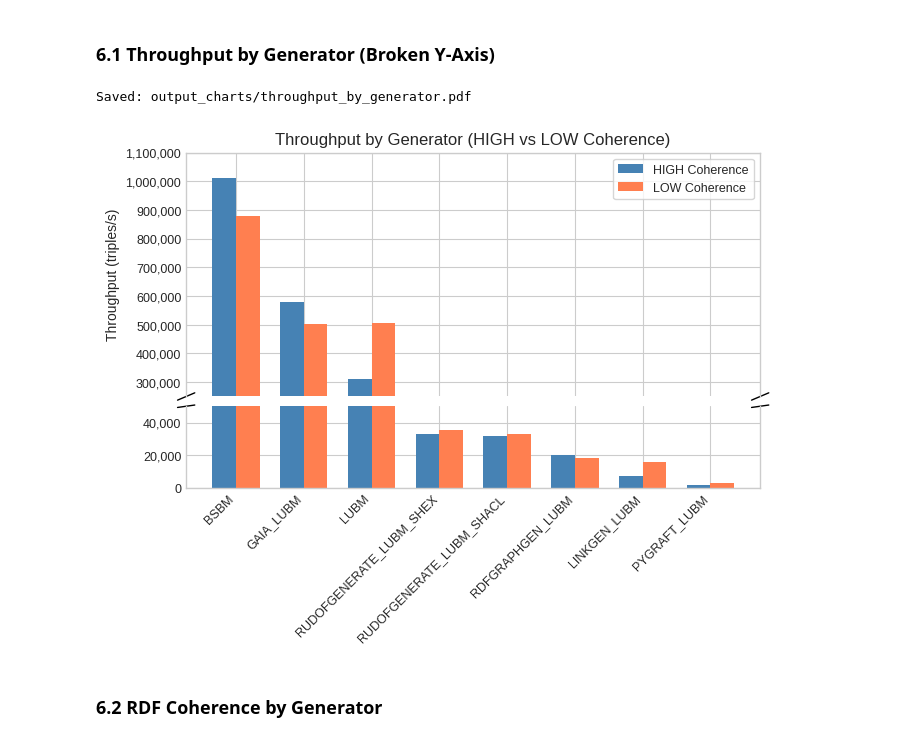
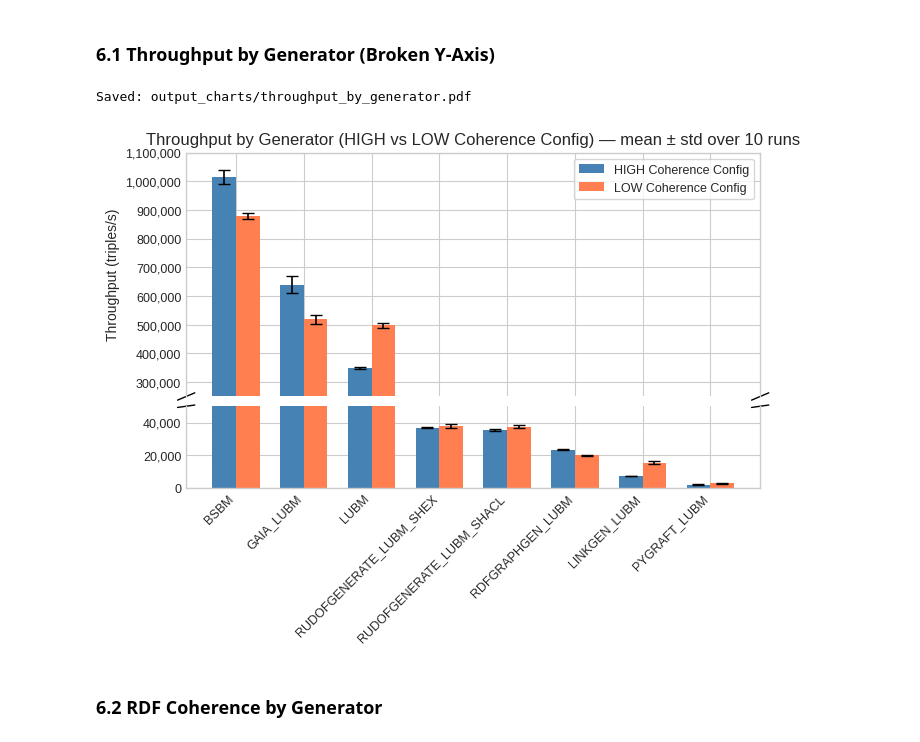
Before and after one commit to DiegoMfer/benchmarks-synthetic-data-generators, a Jupyter notebook: metrics_histogram.ipynb, the cells around one changed output. Saved outputs shown, nothing was run; the diff lists cells and outputs as text; code cells hidden in the pictures.

```diff
--- a/metrics_histogram.ipynb
+++ b/metrics_histogram.ipynb
@@ -53,9 +53,14 @@ df['Coherence_Level'] = df['Generator'].apply(lambda x: 'HIGH' if 'HIGH' in x el
 # Extract base generator name (without coherence suffix)
 df['Base_Generator'] = df['Generator'].apply(lambda x: x.replace('_HIGH_COHERENCE', '').replace('_LOW_COHERENCE', ''))
 
-# Display summary statistics
-print("\nSummary Statistics:")
-df.describe()
+# Compute per-generator averages and standard deviations across the 10 runs
+numeric_cols = df.select_dtypes(include='number').columns.tolist()
+df_avg = df.groupby(['Generator', 'Base_Generator', 'Coherence_Level'])[numeric_cols].mean().reset_index()
+df_std = df.groupby(['Generator', 'Base_Generator', 'Coherence_Level'])[numeric_cols].std().reset_index()
+
+print(f"\nRows before averaging: {len(df)}  →  after averaging: {len(df_avg)}")
+print("\nAveraged Summary Statistics:")
+df_avg.describe()
 # %% [output]
 Missing Values:
 Generator                0
@@ -177,32 +175,42 @@ FIG_W = 7
 FIG_H = 5
 
 colors = {'HIGH': 'steelblue', 'LOW': 'coral'}
-generators = df['Base_Generator'].unique()
+generators = df_avg['Base_Generator'].unique()
 x = np.arange(len(generators))
 width = 0.35
+
+# Pre-build HIGH / LOW mean and std lookup by Base_Generator
+avg_high = df_avg[df_avg['Coherence_Level'] == 'HIGH'].set_index('Base_Generator')
+avg_low  = df_avg[df_avg['Coherence_Level'] == 'LOW'].set_index('Base_Generator')
+std_high = df_std[df_std['Coherence_Level'] == 'HIGH'].set_index('Base_Generator')
+std_low  = df_std[df_std['Coherence_Level'] == 'LOW'].set_index('Base_Generator')
 # %% [markdown]
 ### 6.1 Throughput by Generator (Broken Y-Axis)
 # %%
 
-# Throughput by Generator — Broken Y-Axis
+# Throughput by Generator — Broken Y-Axis (mean of 10 runs ± std)
 fig, (ax_top, ax_bot) = plt.subplots(
     2, 1, sharex=True, figsize=(FIG_W, FIG_H),
     gridspec_kw={'height_ratios': [3, 1], 'hspace': 0.06}
 )
 
-high_throughput = df[df['Coherence_Level'] == 'HIGH'].set_index('Base_Generator')['Perf_Throughput']
-low_throughput  = df[df['Coherence_Level'] == 'LOW'].set_index('Base_Generator')['Perf_Throughput']
+# Sort generators by HIGH throughput descending
+sorted_gens_tp = sorted(generators, key=lambda g: avg_high['Perf_Throughput'].get(g, 0), reverse=True)
+x_tp = np.arange(len(sorted_gens_tp))
+high_vals = [avg_high['Perf_Throughput'].get(g, 0) for g in sorted_gens_tp]
+low_vals  = [avg_low['Perf_Throughput'].get(g, 0)  for g in sorted_gens_tp]
+high_err  = [std_high['Perf_Throughput'].get(g, 0) for g in sorted_gens_tp]
+low_err   = [std_low['Perf_Throughput'].get(g, 0)  for g in sorted_gens_tp]
 
-# Sort generators by HIGH throughput descending (smallest on the right)
-sorted_gens_tp = sorted(generators, key=lambda g: high_throughput.get(g, 0), reverse=True)
-x_tp = np.arange(len(sorted_gens_tp))
-high_vals = [high_throughput.get(g, 0) for g in sorted_gens_tp]
-low_vals  = [low_throughput.get(g, 0) for g in sorted_gens_tp]
-
-ax_top.bar(x_tp - width/2, high_vals, width, label='HIGH Coherence', color=colors['HIGH'])
-ax_top.bar(x_tp + width/2, low_vals,  width, label='LOW Coherence',  color=colors['LOW'])
-ax_bot.bar(x_tp - width/2, high_vals, width, color=colors['HIGH'])
-ax_bot.bar(x_tp + width/2, low_vals,  width, color=colors['LOW'])
+err_kw = {'linewidth': 1.2}
+ax_top.bar(x_tp - width/2, high_vals, width, yerr=high_err, capsize=4,
+           label='HIGH Coherence Config', color=colors['HIGH'], error_kw=err_kw)
+ax_top.bar(x_tp + width/2, low_vals, width, yerr=low_err, capsize=4,
+           label='LOW Coherence Config', color=colors['LOW'], error_kw=err_kw)
+ax_bot.bar(x_tp - width/2, high_vals, width, yerr=high_err, capsize=4,
+           color=colors['HIGH'], error_kw=err_kw)
+ax_bot.bar(x_tp + width/2, low_vals, width, yerr=low_err, capsize=4,
+           color=colors['LOW'], error_kw=err_kw)
 
 ax_top.set_ylim(250_000, 1_100_000)
 ax_bot.set_ylim(0, 50_000)
@@ -211,35 +219,35 @@ ax_top.yaxis.set_major_formatter(plt.FuncFormatter(lambda v, _: f'{v:,.0f}'))
 ax_bot.yaxis.set_major_formatter(plt.FuncFormatter(lambda v, _: f'{v:,.0f}'))
 
 ax_top.spines['bottom'].set_visible(False)
 ax_bot.spines['top'].set_visible(False)
 ax_top.tick_params(axis='x', bottom=False)
 plt.setp(ax_top.get_xticklabels(), visible=False)
 
 # Diagonal break marks
 d = 0.015
 kwargs = dict(transform=ax_top.transAxes, color='k', clip_on=False, linewidth=1)
 ax_top.plot((-d, +d), (-d, +d), **kwargs)
 ax_top.plot((1 - d, 1 + d), (-d, +d), **kwargs)
 kwargs.update(transform=ax_bot.transAxes)
 ax_bot.plot((-d, +d), (1 - d, 1 + d), **kwargs)
 ax_bot.plot((1 - d, 1 + d), (1 - d, 1 + d), **kwargs)
 
 ax_bot.set_xticks(x_tp)
 ax_bot.set_xticklabels(sorted_gens_tp, rotation=45, ha='right', fontsize=TICK_SIZE)
 ax_top.tick_params(axis='y', labelsize=TICK_SIZE)
 ax_bot.tick_params(axis='y', labelsize=TICK_SIZE)
 ax_top.set_ylabel('Throughput (triples/s)', fontsize=LABEL_SIZE)
-ax_top.set_title('Throughput by Generator (HIGH vs LOW Coherence)', fontsize=TITLE_SIZE)
+ax_top.set_title('Throughput by Generator (HIGH vs LOW Coherence Config) — mean ± std over 10 runs', fontsize=TITLE_SIZE)
 ax_top.legend(fontsize=LEGEND_SIZE, loc='upper right', frameon=True)
 
 fig.subplots_adjust(left=0.14, right=0.96, bottom=0.25, top=0.92)
 fig.savefig('output_charts/throughput_by_generator.pdf', format='pdf', bbox_inches='tight')
 print('Saved: output_charts/throughput_by_generator.pdf')
 
 plt.show()
 # %% [output]
 Saved: output_charts/throughput_by_generator.pdf
-[figure, old version]
+[figure, new version]
 # %% [markdown]
 ### 6.2 RDF Coherence by Generator
 # %%
```
Also changed, not shown: parts of 7 cells of this notebook, 5 other files.
